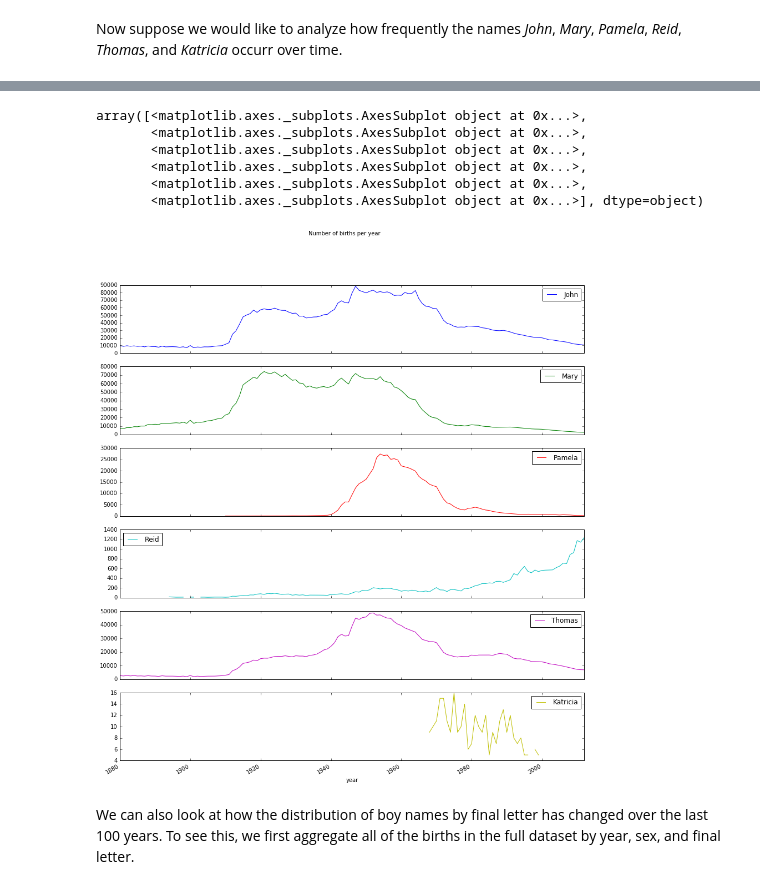
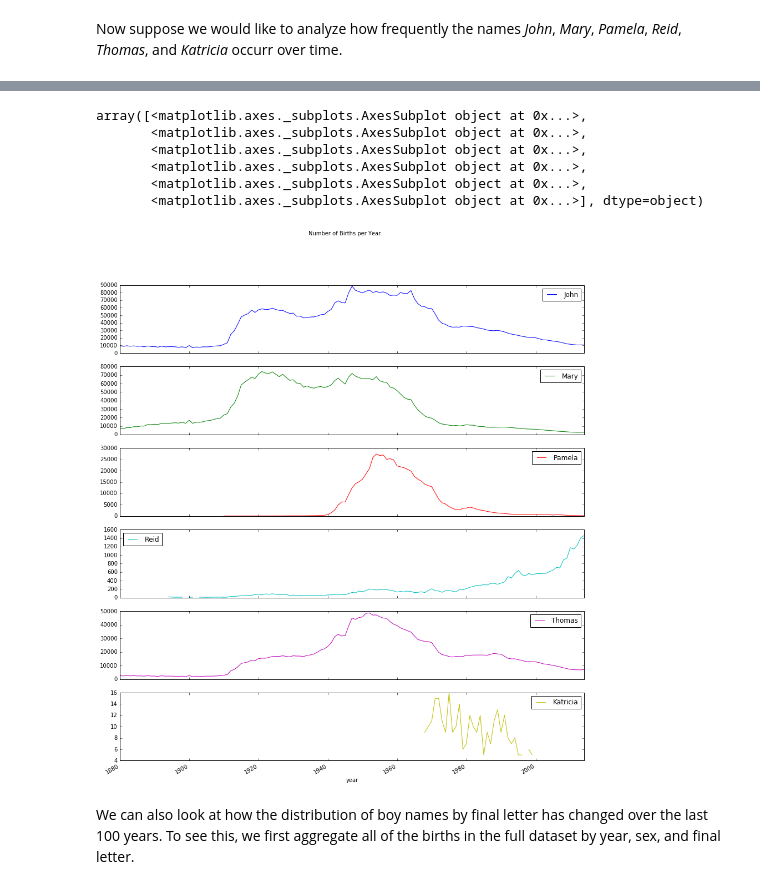
Before and after one commit to davidcieslak/cse44648, a Jupyter notebook: notebooks/01 - Data Understanding.ipynb, the cells around one changed output, grey strips where cells are left out. Drawn from its saved outputs; the diff is of its cells as text; code cells hidden in the pictures.

```diff
--- a/notebooks/01 - Data Understanding.ipynb
+++ b/notebooks/01 - Data Understanding.ipynb
@@ -355,5 +355,5 @@ Since we have numerous data files, the following snippet combines all of these d
 # %%
-years = range(1880, 2013)
+years = range(1880, 2015)
 pieces = []
 columns = ['name', 'sex', 'births']
 
@@ -402,15 +402,15 @@ First we redefine *total_births*, this time aggregating data by *name* rather th
 # %%
 total_births = names.pivot_table('births', index='year', columns='name', aggfunc=sum)
 subset = total_births[['John', 'Mary', 'Pamela', 'Reid', 'Thomas', 'Katricia']]
-subset.plot(subplots=True, figsize=(15, 17), grid=False,title="Number of births per year")
+subset.plot(subplots=True, figsize=(15, 17), grid=False, title="Number of Births per Year")
 # %% [output]
 array([<matplotlib.axes._subplots.AxesSubplot object at 0x...>,
        <matplotlib.axes._subplots.AxesSubplot object at 0x...>,
        <matplotlib.axes._subplots.AxesSubplot object at 0x...>,
        <matplotlib.axes._subplots.AxesSubplot object at 0x...>,
        <matplotlib.axes._subplots.AxesSubplot object at 0x...>,
        <matplotlib.axes._subplots.AxesSubplot object at 0x...>], dtype=object)
-[figure, old version]
+[figure, new version]
 # %% [markdown]
 We can also look at how the distribution of boy names by final letter has changed over the last 100 years. To see this, we first aggregate all of the births in the full dataset by year, sex, and final letter.
 # %%
```
Also changed, not shown: parts of 34 cells of this notebook.
